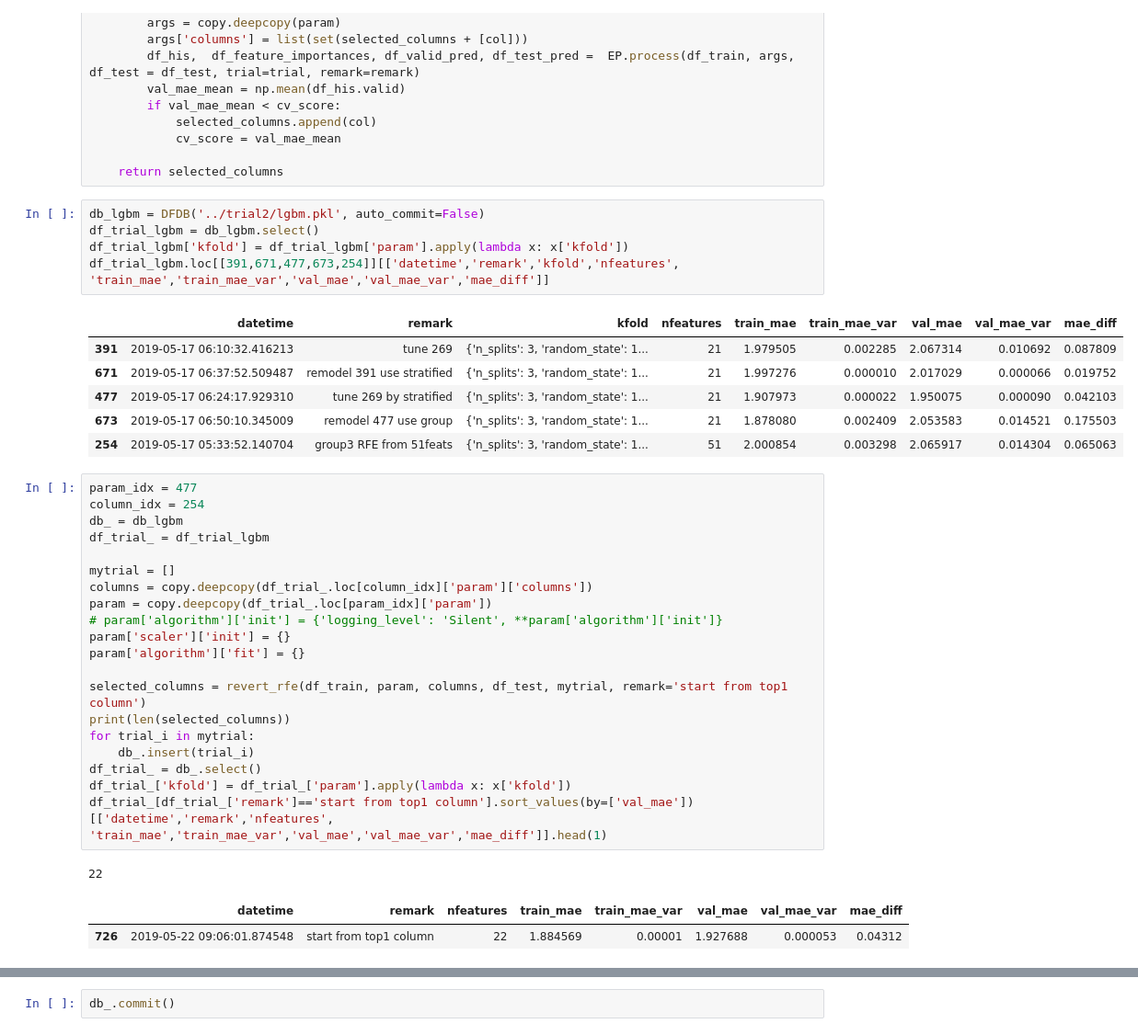
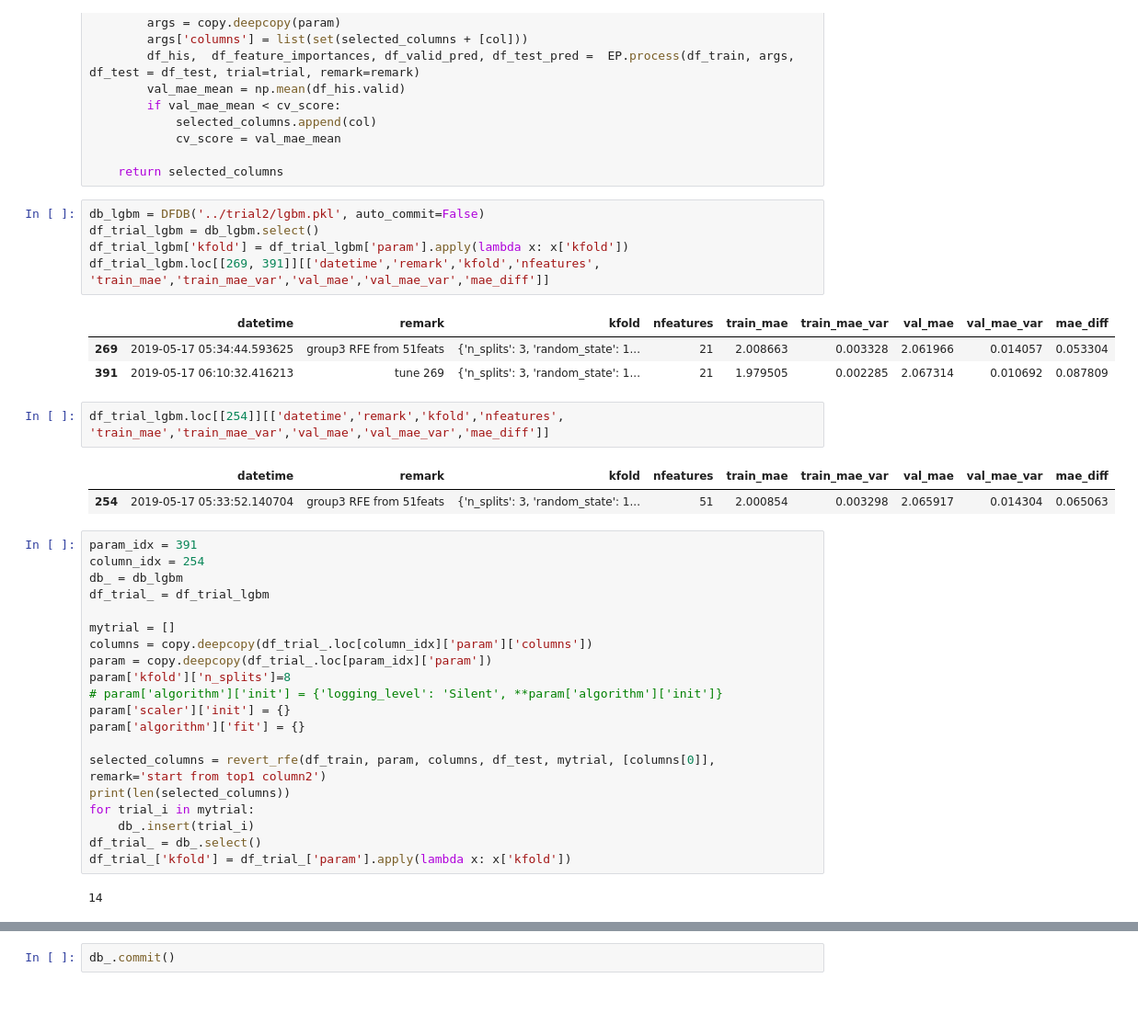
Before and after one commit to arhow/LANLEarthquakePrediction2019, a Jupyter notebook: mystacknet2.2.ipynb, the cells around one changed output, grey strips where cells are left out. Shown at 92% size. Cells and saved outputs as stored; diff of their text form; blank space fills up the shorter version.

```diff
--- a/mystacknet2.2.ipynb
+++ b/mystacknet2.2.ipynb
@@ -80,17 +84,19 @@ def revert_rfe(df_train, param, sorted_columns, df_test, trial, start_columns, r
 # %%
 db_lgbm = DFDB('../trial2/lgbm.pkl', auto_commit=False)
 df_trial_lgbm = db_lgbm.select()
 df_trial_lgbm['kfold'] = df_trial_lgbm['param'].apply(lambda x: x['kfold'])
-df_trial_lgbm.loc[[391,671,477,673,254]][['datetime','remark','kfold','nfeatures', 'train_mae','train_mae_var','val_mae','val_mae_var','mae_diff']]
+df_trial_lgbm.loc[[269, 391]][['datetime','remark','kfold','nfeatures', 'train_mae','train_mae_var','val_mae','val_mae_var','mae_diff']]
 # %% [output]
 |  | datetime | remark | kfold | nfeatures | train_mae | train_mae_var | val_mae | val_mae_var | mae_diff |
+| 269 | 2019-05-17 05:34:44.593625 | group3 RFE from 51feats | {'n_splits': 3, 'random_state': 1... | 21 | 2.008663 | 0.003328 | 2.061966 | 0.014057 | 0.053304 |
 | 391 | 2019-05-17 06:10:32.416213 | tune 269 | {'n_splits': 3, 'random_state': 1... | 21 | 1.979505 | 0.002285 | 2.067314 | 0.010692 | 0.087809 |
-| 671 | 2019-05-17 06:37:52.509487 | remodel 391 use stratified | {'n_splits': 3, 'random_state': 1... | 21 | 1.997276 | 0.000010 | 2.017029 | 0.000066 | 0.019752 |
-| 477 | 2019-05-17 06:24:17.929310 | tune 269 by stratified | {'n_splits': 3, 'random_state': 1... | 21 | 1.907973 | 0.000022 | 1.950075 | 0.000090 | 0.042103 |
-| 673 | 2019-05-17 06:50:10.345009 | remodel 477 use group | {'n_splits': 3, 'random_state': 1... | 21 | 1.878080 | 0.002409 | 2.053583 | 0.014521 | 0.175503 |
-| 254 | 2019-05-17 05:33:52.140704 | group3 RFE from 51feats | {'n_splits': 3, 'random_state': 1... | 51 | 2.000854 | 0.003298 | 2.065917 | 0.014304 | 0.065063 |
+# %%
+df_trial_lgbm.loc[[254]][['datetime','remark','kfold','nfeatures', 'train_mae','train_mae_var','val_mae','val_mae_var','mae_diff']]
+# %% [output]
+|  | datetime | remark | kfold | nfeatures | train_mae | train_mae_var | val_mae | val_mae_var | mae_diff |
+| 254 | 2019-05-17 05:33:52.140704 | group3 RFE from 51feats | {'n_splits': 3, 'random_state': 1... | 51 | 2.000854 | 0.003298 | 2.065917 | 0.014304 | 0.065063 |
 # %%
-param_idx = 477
+param_idx = 391
 column_idx = 254
 db_ = db_lgbm
 df_trial_ = df_trial_lgbm
@@ -98,18 +104,16 @@ df_trial_ = df_trial_lgbm
 mytrial = []
 columns = copy.deepcopy(df_trial_.loc[column_idx]['param']['columns'])
 param = copy.deepcopy(df_trial_.loc[param_idx]['param'])
+param['kfold']['n_splits']=8
 # param['algorithm']['init'] = {'logging_level': 'Silent', **param['algorithm']['init']}
 param['scaler']['init'] = {}
 param['algorithm']['fit'] = {}
 
-selected_columns = revert_rfe(df_train, param, columns, df_test, mytrial, remark='start from top1 column')
+selected_columns = revert_rfe(df_train, param, columns, df_test, mytrial, [columns[0]], remark='start from top1 column2')
 print(len(selected_columns))
 for trial_i in mytrial:
     db_.insert(trial_i)
 df_trial_ = db_.select()
 df_trial_['kfold'] = df_trial_['param'].apply(lambda x: x['kfold'])
-df_trial_[df_trial_['remark']=='start from top1 column'].sort_values(by=['val_mae'])[['datetime','remark','nfeatures', 'train_mae','train_mae_var','val_mae','val_mae_var','mae_diff']].head(1)
 # %% [output]
-22
+14
-|  | datetime | remark | nfeatures | train_mae | train_mae_var | val_mae | val_mae_var | mae_diff |
-| 726 | 2019-05-22 09:06:01.874548 | start from top1 column | 22 | 1.884569 | 0.00001 | 1.927688 | 0.000053 | 0.04312 |
```
Also changed, not shown: parts of 5 cells of this notebook, 10 other files.
